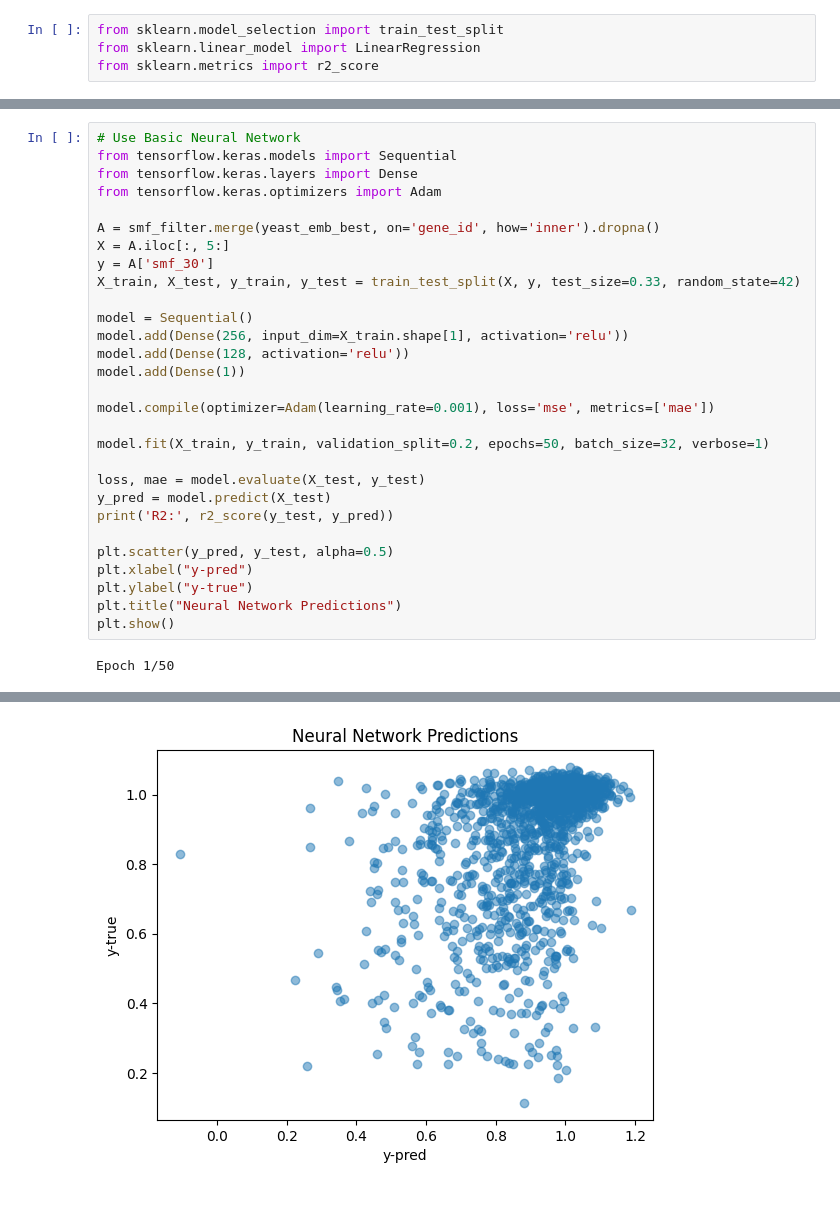
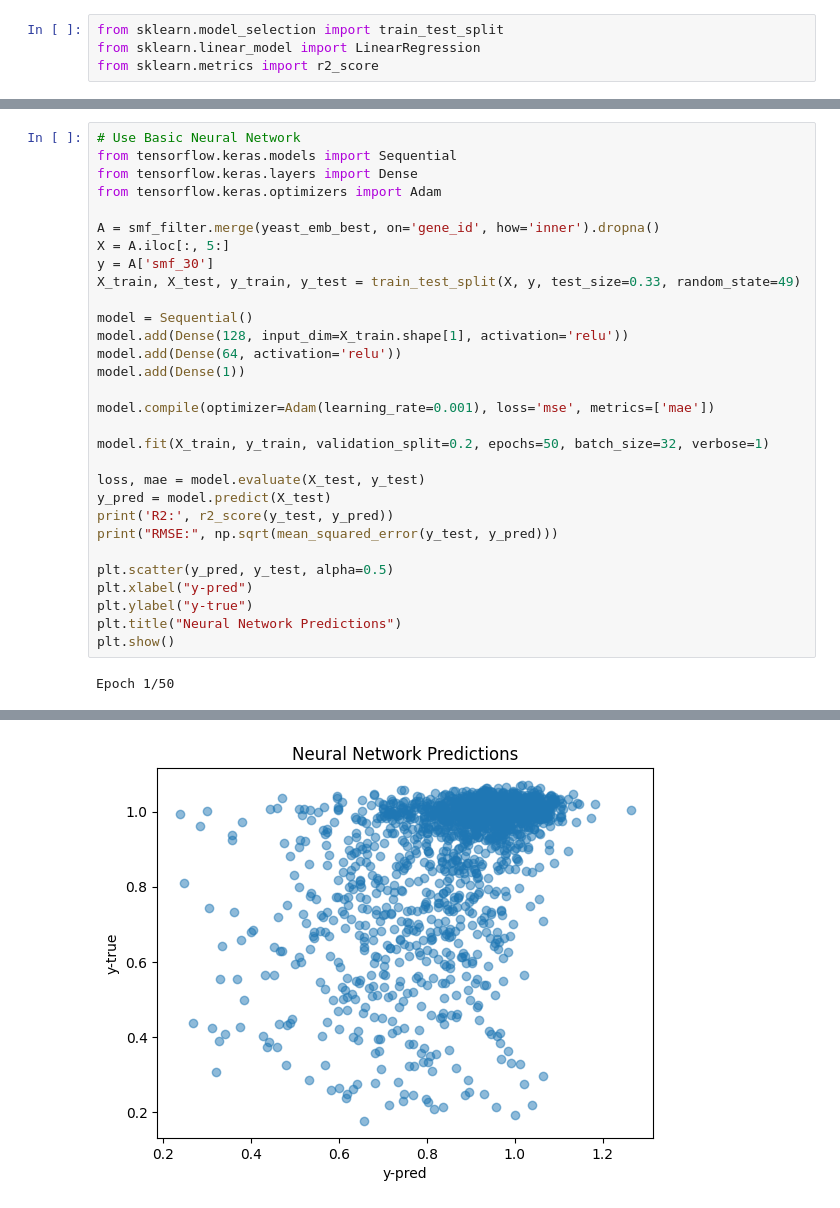
Before and after one commit to lesves/yeast-embeddings, a Jupyter notebook: InitialEvaluation.ipynb, the cells around one changed output, grey strips where cells are left out. Cells and saved outputs as stored; diff of their text form.

```diff
--- a/InitialEvaluation.ipynb
+++ b/InitialEvaluation.ipynb
@@ -227,11 +246,11 @@ from tensorflow.keras.optimizers import Adam
 A = smf_filter.merge(yeast_emb_best, on='gene_id', how='inner').dropna()
 X = A.iloc[:, 5:]
 y = A['smf_30']
-X_train, X_test, y_train, y_test = train_test_split(X, y, test_size=0.33, random_state=42)
+X_train, X_test, y_train, y_test = train_test_split(X, y, test_size=0.33, random_state=49)
 
 model = Sequential()
-model.add(Dense(256, input_dim=X_train.shape[1], activation='relu'))
-model.add(Dense(128, activation='relu'))
+model.add(Dense(128, input_dim=X_train.shape[1], activation='relu'))
+model.add(Dense(64, activation='relu'))
 model.add(Dense(1))
 
 model.compile(optimizer=Adam(learning_rate=0.001), loss='mse', metrics=['mae'])
@@ -241,6 +260,7 @@ model.fit(X_train, y_train, validation_split=0.2, epochs=50, batch_size=32, verb
 loss, mae = model.evaluate(X_test, y_test)
 y_pred = model.predict(X_test)
 print('R2:', r2_score(y_test, y_pred))
+print("RMSE:", np.sqrt(mean_squared_error(y_test, y_pred)))
 
 plt.scatter(y_pred, y_test, alpha=0.5)
 plt.xlabel("y-pred")
@@ -269 +289 @@ R2: 0.1303451348528618
-[figure, old version]
+[figure, new version]
```
Also changed, not shown: parts of 9 cells of this notebook, 1 other file.
